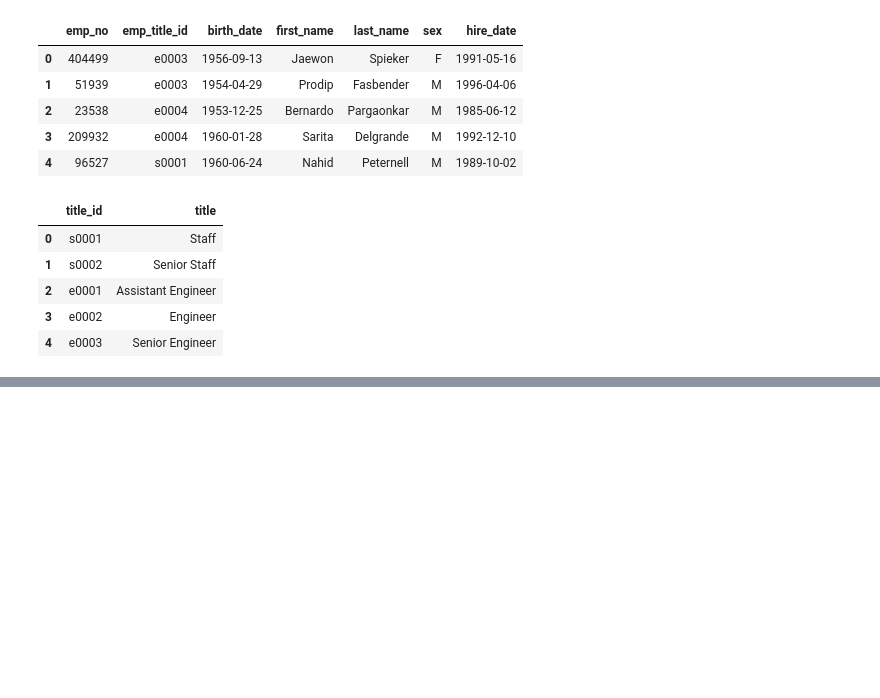
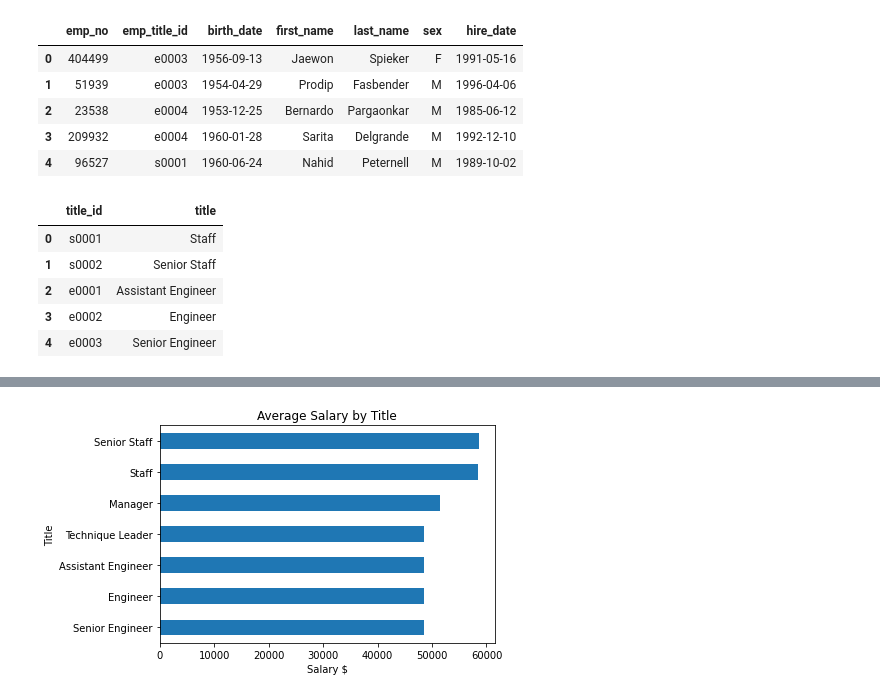
Before and after one commit to kass173/SQL-Challenge, a Jupyter notebook: EmployeeSQL/Bonus.ipynb, the cells around one changed output, grey strips where cells are left out. Cells and saved outputs as stored; diff of their text form; code cells hidden in the pictures; blank space fills up the shorter version.

```diff
--- a/EmployeeSQL/Bonus.ipynb
+++ b/EmployeeSQL/Bonus.ipynb
@@ -86,7 +86,7 @@ titles.head()
 | 4 | e0003 | Senior Engineer |
 # %%
 #merge tables
-employee_salaries = employees.merge(salaries, on="emp_no")
+employee_salaries = employee.merge(salaries, on="emp_no")
 merged = employee_salaries.merge(titles, left_on="emp_title_id", right_on="title_id")
 merged.head()
 # %% [output]
@@ -93,0 +99,11 @@ NameError: name 'employees' is not defined
+# %%
+#plot chart
+bar = merged[["title","salary"]].groupby("title").mean()
+bar = bar.sort_values(by="salary", ascending=True)
+graph_2 = bar.plot.barh(legend=False)
+graph_2.set_title("Average Salary by Title")
+graph_2.set_xlabel("Salary $")
+graph_2.set_ylabel("Title")
+plt.show()
+# %% [output]
+[figure, added]
```
Also changed, not shown: parts of 1 cell of this notebook, 4 other files.
